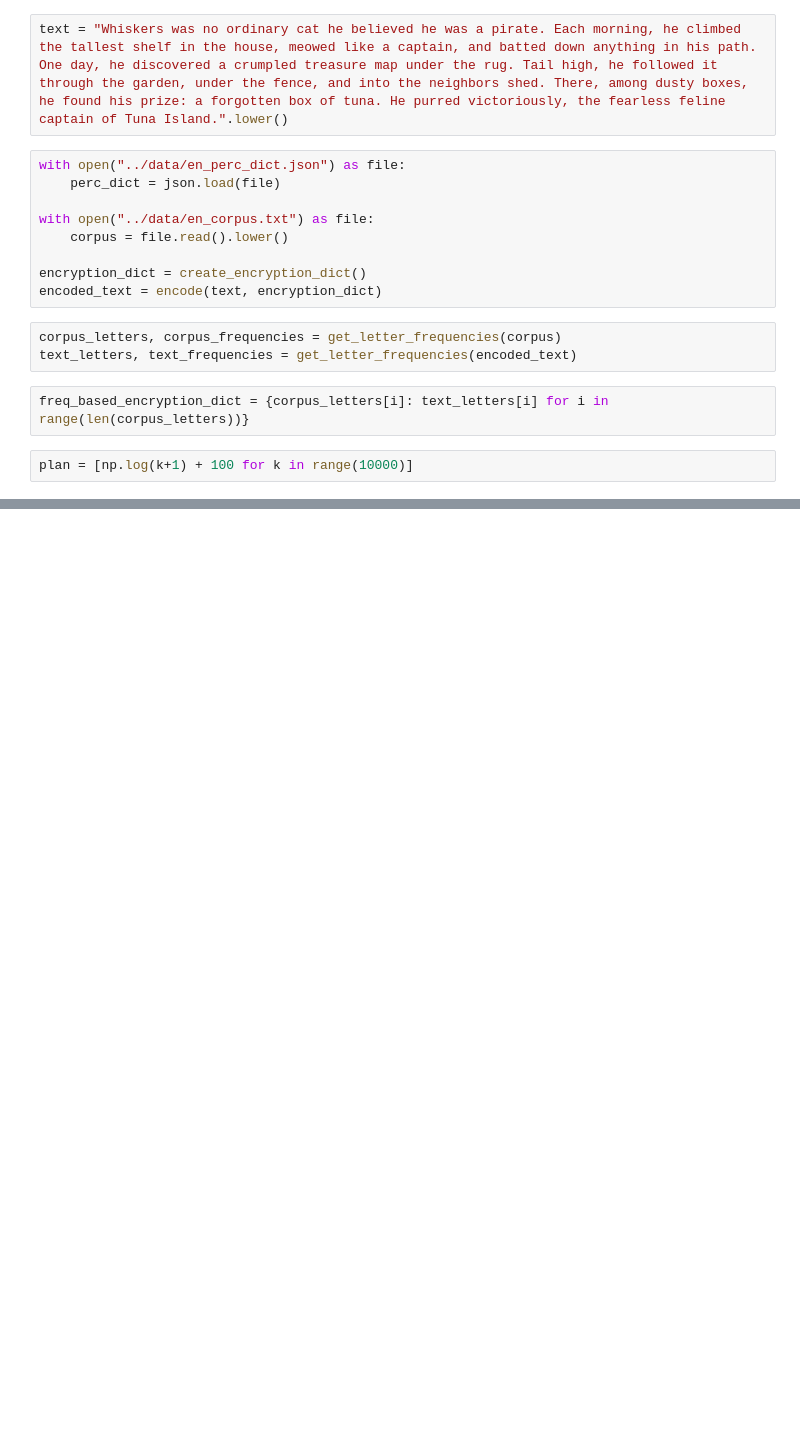
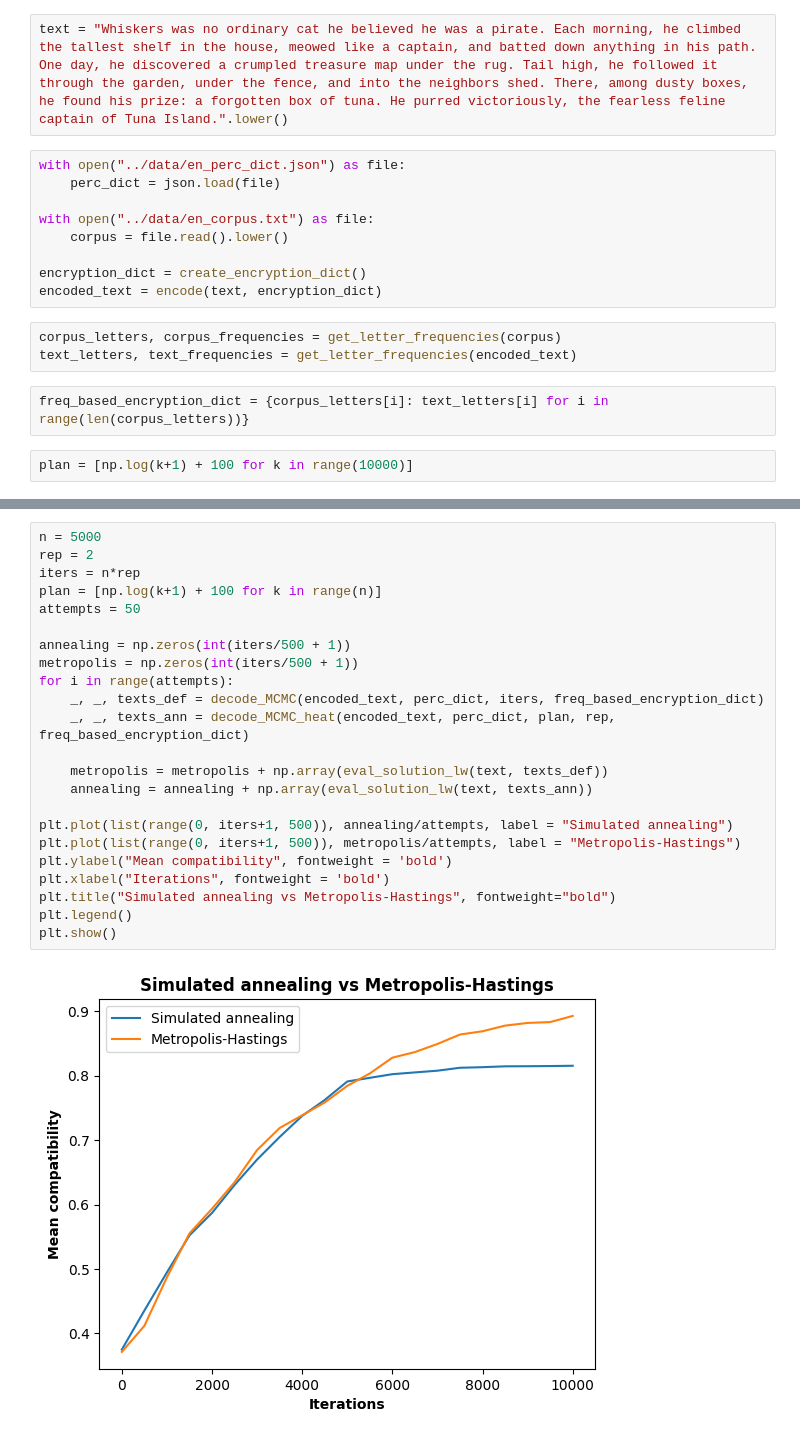
Before and after one commit to vecel/mcmc-decipher, a Jupyter notebook: notebooks/simulated_annealing_example.ipynb, the cells around one changed output, grey strips where cells are left out. Drawn from its saved outputs; the diff is of its cells as text; blank space fills up the shorter version.

```diff
--- a/notebooks/simulated_annealing_example.ipynb
+++ b/notebooks/simulated_annealing_example.ipynb
@@ -53,0 +52,25 @@ for i, plan in enumerate(plans):
+# %%
+n = 5000
+rep = 2
+iters = n*rep
+plan = [np.log(k+1) + 100 for k in range(n)]
+attempts = 50
+
+annealing = np.zeros(int(iters/500 + 1))
+metropolis = np.zeros(int(iters/500 + 1))
+for i in range(attempts):
+    _, _, texts_def = decode_MCMC(encoded_text, perc_dict, iters, freq_based_encryption_dict)
+    _, _, texts_ann = decode_MCMC_heat(encoded_text, perc_dict, plan, rep, freq_based_encryption_dict)
+
+    metropolis = metropolis + np.array(eval_solution_lw(text, texts_def))
+    annealing = annealing + np.array(eval_solution_lw(text, texts_ann))
+
+plt.plot(list(range(0, iters+1, 500)), annealing/attempts, label = "Simulated annealing")
+plt.plot(list(range(0, iters+1, 500)), metropolis/attempts, label = "Metropolis-Hastings")
+plt.ylabel("Mean compatibility", fontweight = 'bold')
+plt.xlabel("Iterations", fontweight = 'bold')
+plt.title("Simulated annealing vs Metropolis-Hastings", fontweight="bold")
+plt.legend()
+plt.show()
+# %% [output]
+[figure, added]
```
Also changed, not shown: parts of 5 cells of this notebook, 1 other file.
